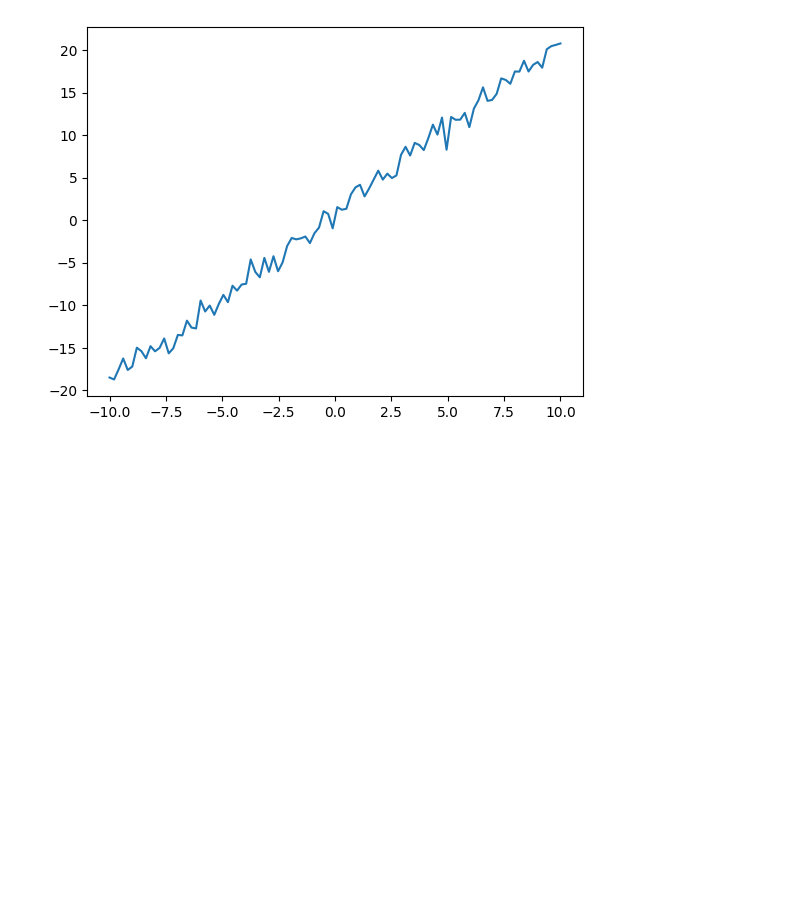
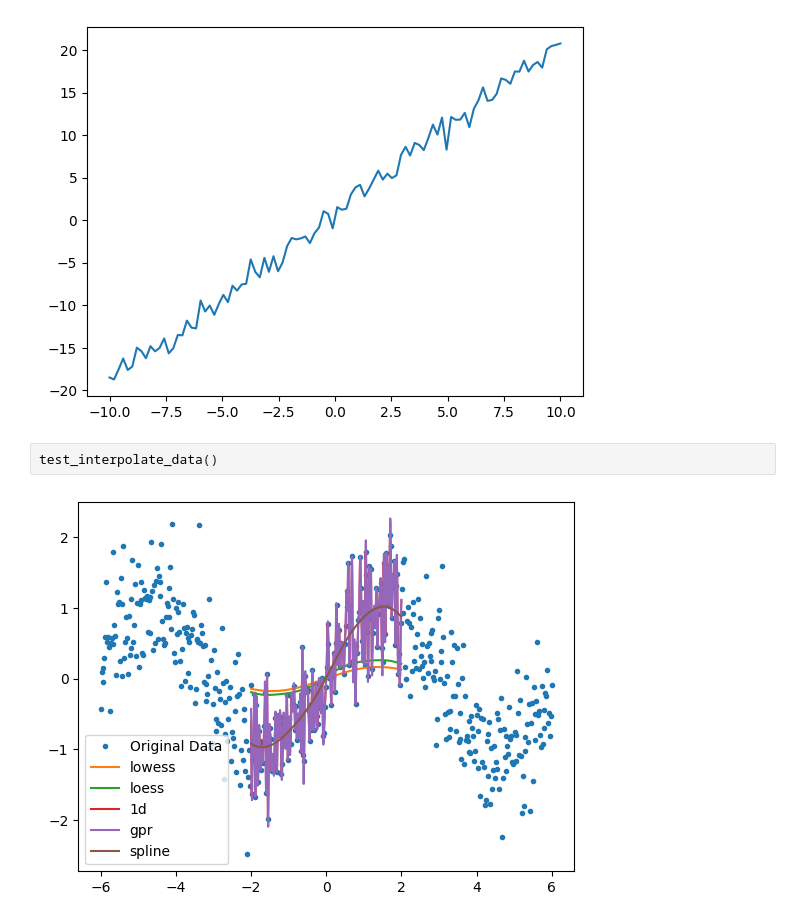
Before and after one commit to sandersa-nist/univariate_tools, a Jupyter notebook: examples/functional_examples_2.ipynb, the cells around one changed output. Drawn from its saved outputs; the diff is of its cells as text; blank space fills up the shorter version.

```diff
--- a/examples/functional_examples_2.ipynb
+++ b/examples/functional_examples_2.ipynb
@@ -81,3 +81,7 @@ plt.plot(simulated_data.x,simulated_data.data)
 # %% [output]
 [<matplotlib.lines.Line2D at 0x...>]
 [figure]
+# %%
+test_interpolate_data()
+# %% [output]
+[figure, added]
```
Also changed, not shown: parts of 1 cell of this notebook, 3 other files.
